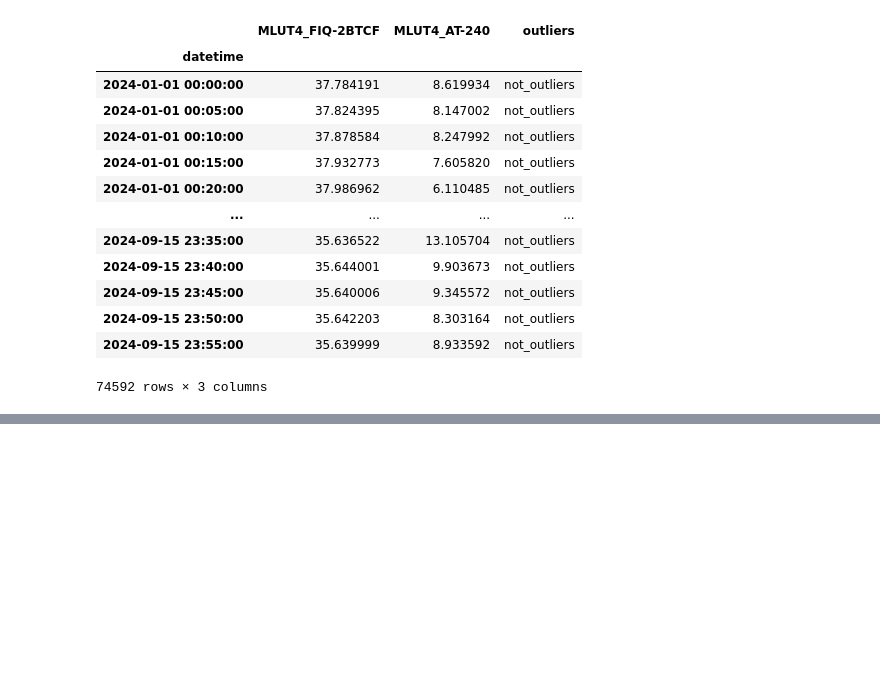
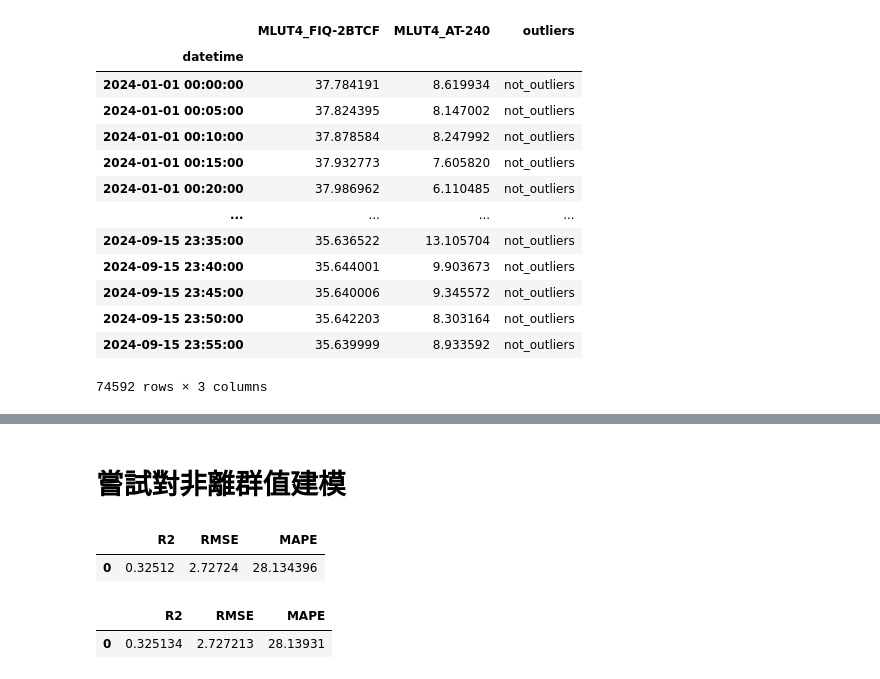
Before and after one commit to skywalker0803r/CFB, a Jupyter notebook: 20250623_issue.ipynb, the cells around one changed output, grey strips where cells are left out. Drawn from its saved outputs; the diff is of its cells as text; code cells hidden in the pictures; blank space fills up the shorter version.

```diff
--- a/20250623_issue.ipynb
+++ b/20250623_issue.ipynb
@@ -369,0 +384,70 @@ The get_cmap function was deprecated in Matplotlib 3.7 and will be removed in 3.
+# %% [markdown]
+# 嘗試對非離群值建模
+# %%
+not_outliers_idx = data[data.outliers!='condition_outliers'].index.tolist()
+data = df.loc[not_outliers_idx,:]
+data = data.dropna()
+data = data[~data.isin([np.inf, -np.inf]).any(axis=1)]
+from sklearn.preprocessing import StandardScaler
+import numpy as np
+import pandas as pd
+from sklearn.model_selection import train_test_split
+from sklearn.linear_model import LinearRegression
+from sklearn.metrics import r2_score, mean_squared_error, mean_absolute_percentage_error
+X = data[features]
+y = data[y_col]
+scaler = StandardScaler()
+X = scaler.fit_transform(X)
+X_train, X_test, y_train, y_test = train_test_split(X,y, test_size=0.2, random_state=42)
+# %%
+# 3. 建立並訓練線性回歸模型
+model = LinearRegression()
+model.fit(X_train, y_train)
+
+# 4. 預測
+y_pred = model.predict(X_test)
+
+# 5. 評估
+r2 = r2_score(y_test, y_pred)
+rmse = np.sqrt(mean_squared_error(y_test, y_pred))
+mape = mean_absolute_percentage_error(y_test, y_pred)*100
+
+res = pd.DataFrame()
+res['R2'] = [r2]
+res['RMSE'] = [rmse]
+res['MAPE'] = [mape]
+res_reg = res
+res_reg
+# %% [output]
+|  | R2 | RMSE | MAPE |
+| 0 | 0.32512 | 2.72724 | 28.134396 |
+# %%
+
+import numpy as np
+import pandas as pd
+from sklearn.linear_model import Ridge
+from sklearn.model_selection import train_test_split
+from sklearn.metrics import r2_score, mean_squared_error, mean_absolute_percentage_error
+
+
+# 3. 建立並訓練 Ridge 回歸模型
+ridge = Ridge(alpha=1.0)  # 可嘗試不同的 alpha，例如 0.1, 1, 10
+ridge.fit(X_train, y_train)
+
+# 4. 預測
+y_pred = ridge.predict(X_test)
+
+# 5. 評估
+r2 = r2_score(y_test, y_pred)
+rmse = np.sqrt(mean_squared_error(y_test, y_pred))
+mape = mean_absolute_percentage_error(y_test, y_pred)*100
+
+res = pd.DataFrame()
+res['R2'] = [r2]
+res['RMSE'] = [rmse]
+res['MAPE'] = [mape]
+res_ridge = res
+res_ridge
+# %% [output]
+|  | R2 | RMSE | MAPE |
+| 0 | 0.325134 | 2.727213 | 28.13931 |
```
Also changed, not shown: parts of 15 cells of this notebook.
